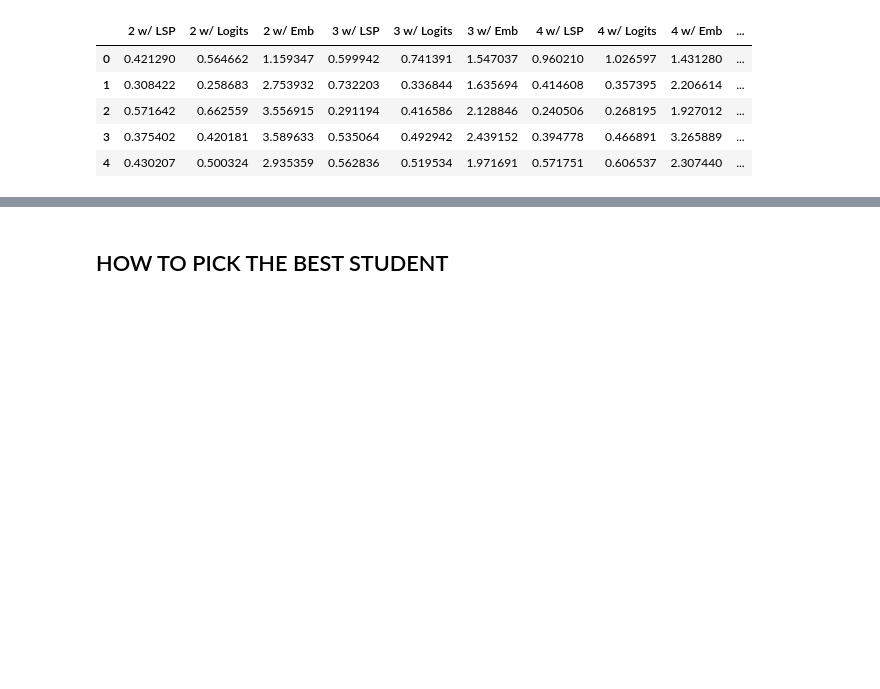
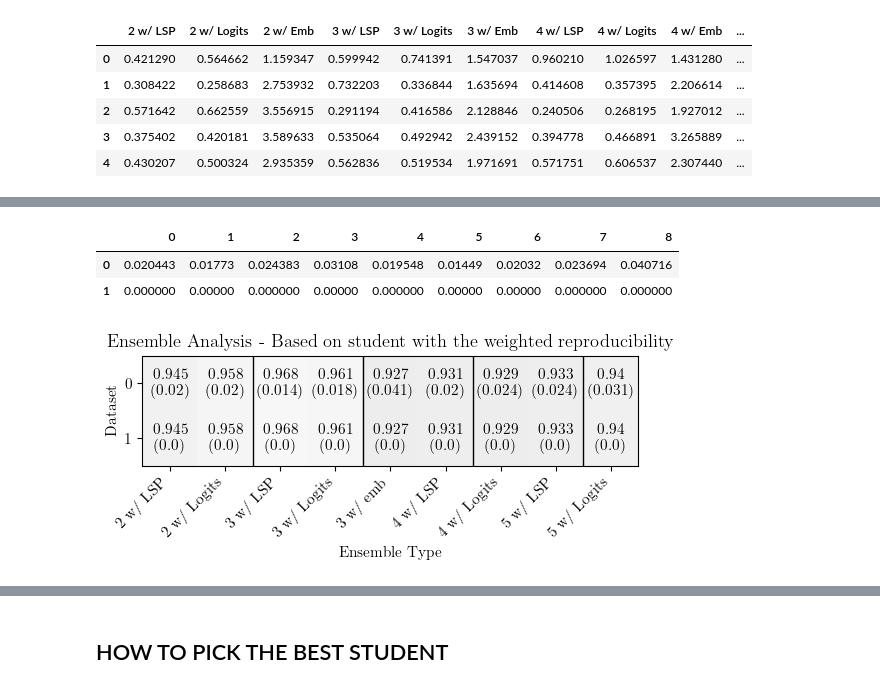
Before and after one commit to LorenzoStigliano/thesis-imperial, a Jupyter notebook: src/notebooks/study_Evaluation_supplementary_experiments.ipynb, the cells around one changed output, grey strips where cells are left out. Saved outputs shown, nothing was run; the diff lists cells and outputs as text; code cells hidden in the pictures; blank space fills up the shorter version.

```diff
--- a/src/notebooks/study_Evaluation_supplementary_experiments.ipynb
+++ b/src/notebooks/study_Evaluation_supplementary_experiments.ipynb
@@ -604,0 +662,10 @@ df_std_ordered*100
+# %%
+df = pd.DataFrame(all_model_data_mean)
+
+df_transposed = df.T
+# Calculate the mean along each column
+mean_row = df_transposed.mean()
+
+# Add the mean row to the transposed DataFrame
+df_transposed = df_transposed.append(mean_row, ignore_index=True)
+print(df_transposed.head())
@@ -604,0 +680,65 @@ df_std_ordered*100
+# %%
+df = pd.DataFrame(np.sqrt(all_model_data_std))
+
+df_transposed_var = df.T
+# Calculate the mean along each column
+std_row = df_transposed.std()
+
+# Add the mean row to the transposed DataFrame
+df_std_transposed = df_transposed_var.append(std_row, ignore_index=True)
+df_std_transposed
+# %% [output]
+|  | 0 | 1 | 2 | 3 | 4 | 5 | 6 | 7 | 8 |
+| 0 | 0.020443 | 0.01773 | 0.024383 | 0.03108 | 0.019548 | 0.01449 | 0.02032 | 0.023694 | 0.040716 |
+| 1 | 0.000000 | 0.00000 | 0.000000 | 0.00000 | 0.000000 | 0.00000 | 0.00000 | 0.000000 | 0.000000 |
+# %%
+import matplotlib.pyplot as plt
+import numpy as np
+
+# Change the order of the DataFrame columns
+column_order = [4, 0, 5, 1, 8, 6, 2, 7, 3]
+df_ordered = df_transposed.iloc[:, column_order]
+df_std_ordered = df_std_transposed.iloc[:, column_order]
+
+# Create a white heatmap with a grayscale colormap
+plt.imshow(df_ordered.values, cmap='gray', extent=[-0.5, df_ordered.shape[1] - 0.5, -0.5, df_ordered.shape[0] - 0.5], vmin=0, vmax=1)
+
+# Find the maximum value for each pair of rows and round to 3 significant figures
+max_values = []
+for i in range(0, df.shape[0], 2):
+    pair_max = max(df.iloc[i:i+2])
+    pair_max_rounded = round(pair_max, 3)
+    max_values.append(pair_max_rounded)
+
+# Iterate over the DataFrame and highlight the maximum value for each pair in the "Average" row
+for i in range(df_ordered.shape[0]):
+    for j in range(df_ordered.shape[1]):
+        value = round(df_ordered.values[i, j], 3)  # Round to 3 significant figures
+        std = round(df_std_ordered.values[i, j], 3)  # Round standard deviation to 3 significant figures
+        if i == 4 and value in max_values:
+            plt.text(j, i, f'{value}\n({std})', ha='center', va='center', color='black', weight='bold')
+        else:
+            plt.text(j, i, f'{value}\n({std})', ha='center', va='center', color='black')
+
+# Add vertical lines spaced 2 cells apart
+for j in range(1, df_ordered.shape[1], 2):
+    plt.axvline(j + 0.5, color='black', linewidth=1)  # Add a vertical line in the middle of each pair
+
+
+plt.gca().invert_yaxis()  # Reverse the y-axis
+
+# Add custom labels to the x-axis
+x_ticks = [ '2 w/ LSP', '2 w/ Logits', '3 w/ LSP','3 w/ Logits', '3 w/ emb', '4 w/ LSP', '4 w/ Logits', '5 w/ LSP', '5 w/ Logits']
+plt.xticks(range(df_ordered.shape[1]), x_ticks, rotation=45, ha='right')
+
+# Add title and axis labels
+plt.title('Ensemble Analysis - Based on student with the weighted reproducibility')
+plt.xlabel('Ensemble Type')
+plt.ylabel('Dataset')
+if not os.path.exists(SAVE_DIR_FIGS+"ensemble_results/"):
+    os.makedirs(SAVE_DIR_FIGS+"ensemble_results/")
+plt.savefig(SAVE_DIR_FIGS+"ensemble_results/"+'Ensemble Analysis - Based on student with the average reproducibility'+".png", dpi=150,bbox_inches='tight')
+
+plt.show()
+# %% [output]
+[figure, added]
```
Also changed, not shown: parts of 32 cells of this notebook, 13 other files.
